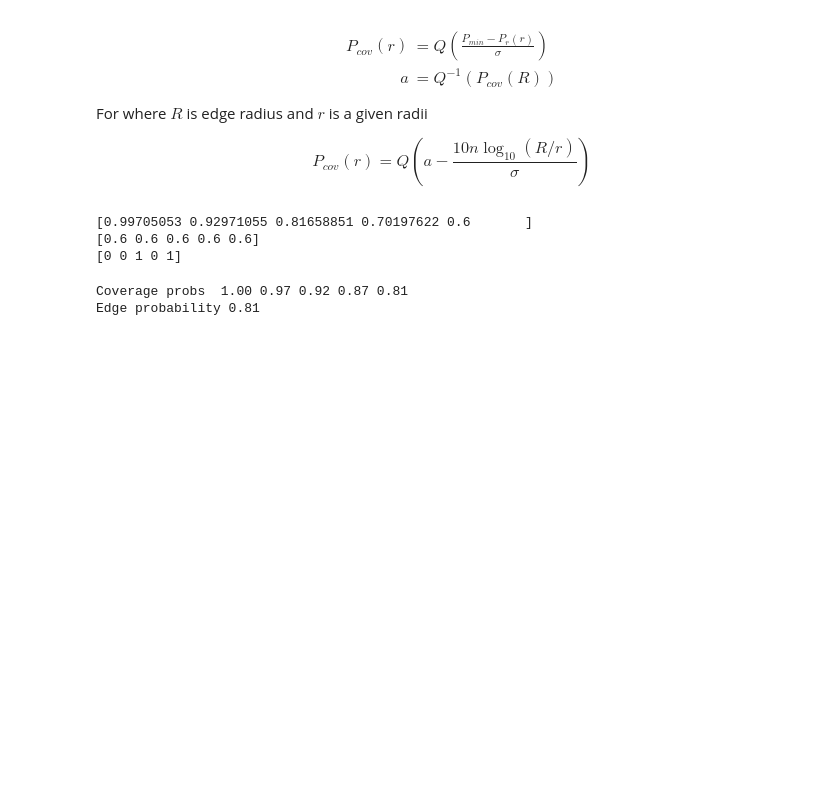
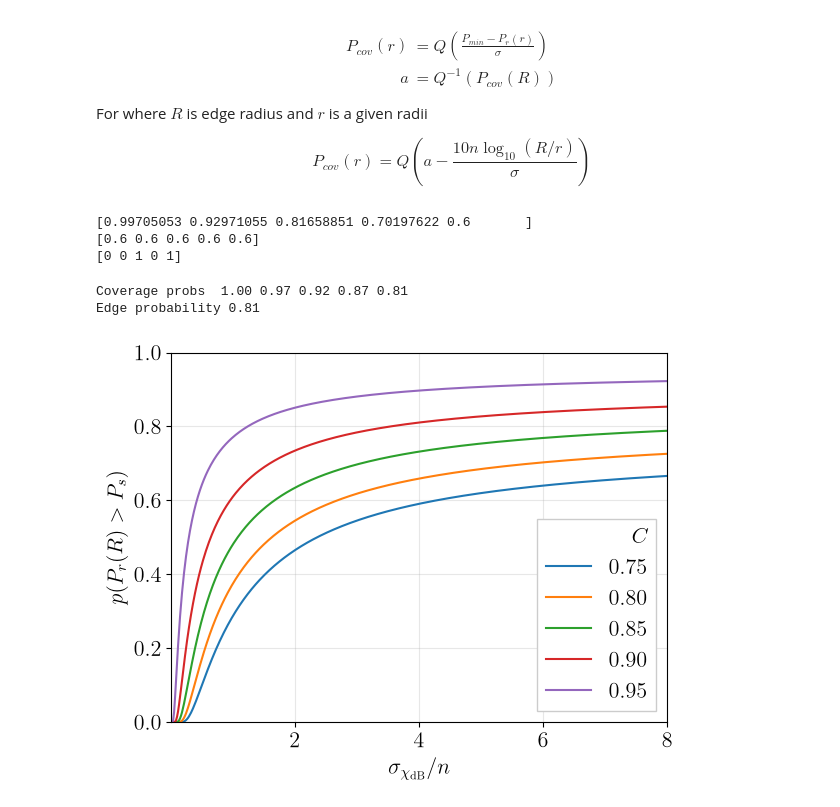
Before and after one commit to CKjaer/district-heating-multihop-sim, a Jupyter notebook: napkin/coverage_prob.ipynb, the cells around one changed output. Cells and saved outputs as stored; diff of their text form; code cells hidden in the pictures; blank space fills up the shorter version.

```diff
--- a/napkin/coverage_prob.ipynb
+++ b/napkin/coverage_prob.ipynb
@@ -110,3 +117,42 @@ print(f"\nEdge probability {cov_probs[-1]:.2f}")
 # %% [output]
 Coverage probs  1.00 0.97 0.92 0.87 0.81
 Edge probability 0.81
+# %%
+from ctypes import alignment
+import sys
+
+from numpy.char import center
+sys.path.append(r"C:\Users\Christian\Desktop\lora_energysim_repos\district-heating-multihop-sim\framework")
+
+import numpy as np
+import matplotlib.pyplot as plt
+from scipy.stats import norm
+from utils import enable_latex_rendering
+enable_latex_rendering()
+from scipy import optimize
+
+
+sigma_over_n = np.linspace(0.01, 8, 500)
+C_targets = [.75, .8, .85, .9, .95]
+
+for target in C_targets:
+    p_edge = []
+
+    for s in sigma_over_n:
+        b = (10 * np.log10(np.e)) / s
+        C = lambda a: norm.sf(a) + np.exp((2 - 2 * a * b) / b**2) * norm.sf((2 - a * b) / b)
+        expr = lambda a: C(a) - target
+        a_star = optimize.brentq(expr, -5, 80)
+        p_edge.append(norm.sf(a_star))
+
+    plt.plot(sigma_over_n, p_edge, label=f"{target:.2f}")
+plt.xlim(min(sigma_over_n), max(sigma_over_n))
+plt.ylim(0, 1)
+
+plt.xlabel(r"$\sigma_{\chi_{\mathrm{dB}}}/n$")
+plt.ylabel(r"$p(P_r(R) > P_s)$")
+plt.legend(title=r"$C$", alignment="right", fancybox=False, framealpha=1.0)
+plt.grid(True, alpha=0.3)
+plt.savefig("cell_coverage.pdf", bbox_inches="tight")
+# %% [output]
+[figure, added]
```
Also changed, not shown: parts of 3 cells of this notebook.
